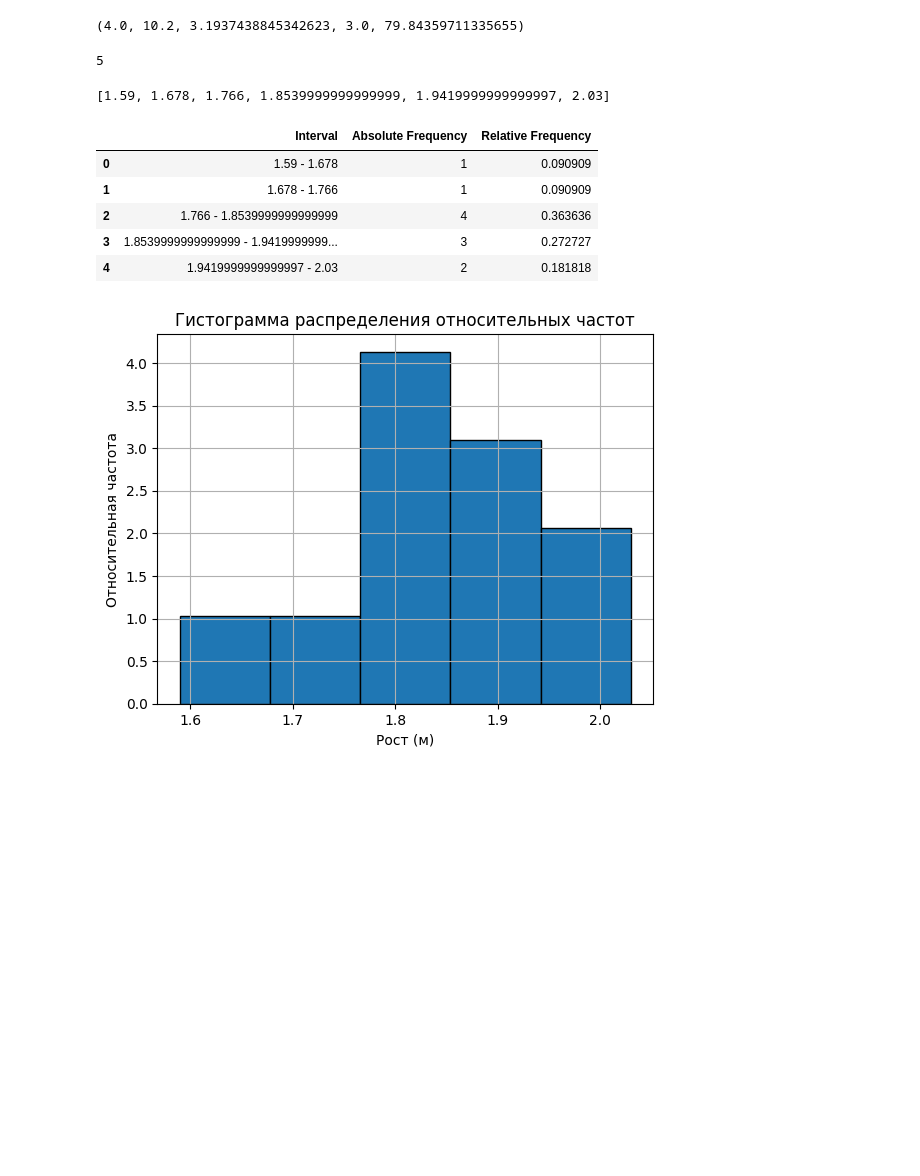
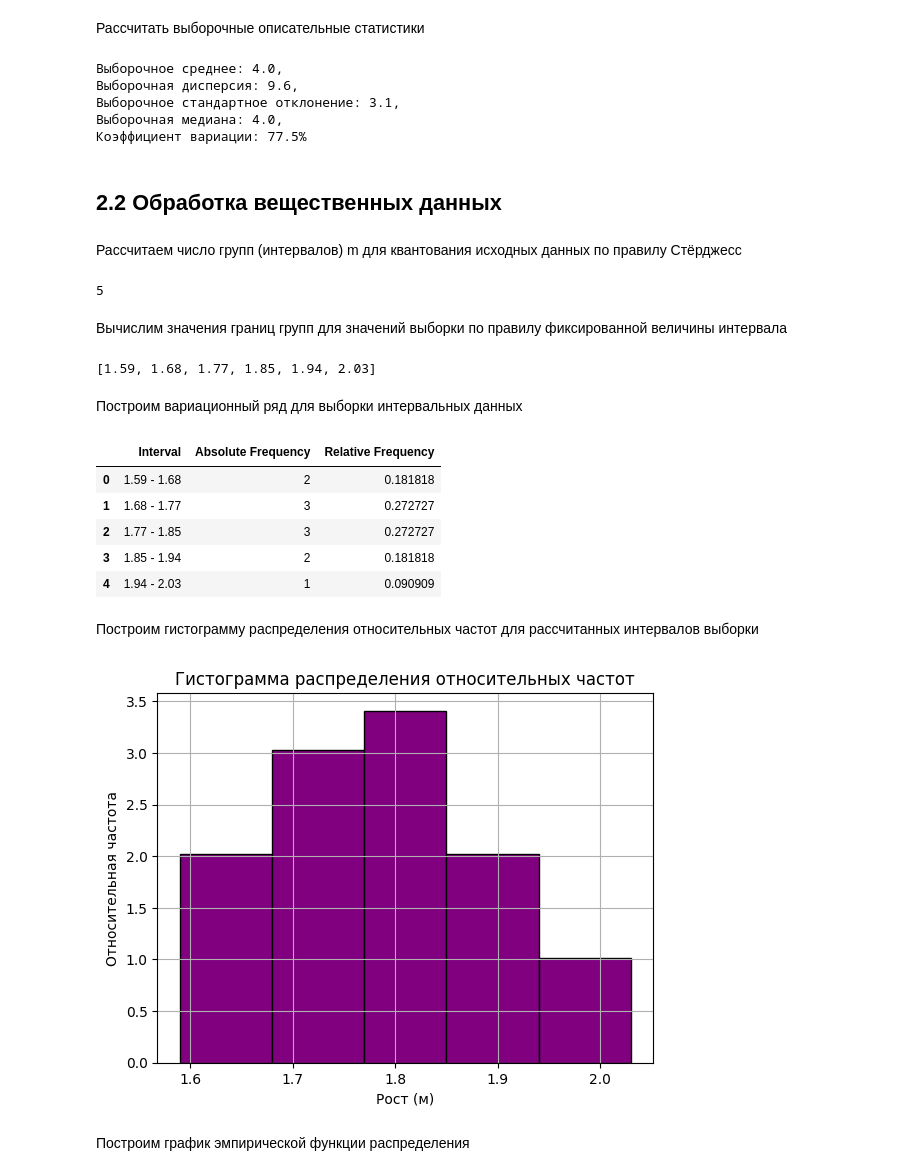
Before and after one commit to berberberk/apms-fs-2024, a Jupyter notebook: APMS1.ipynb, the cells around one changed output. Saved outputs shown, nothing was run; the diff lists cells and outputs as text; code cells hidden in the pictures; blank space fills up the shorter version.

```diff
--- a/APMS1.ipynb
+++ b/APMS1.ipynb
@@ -97,25 +122,40 @@ Name: count, dtype: float64
+# %% [markdown]
+Рассчитать выборочные описательные статистики
 # %%
 # Выборочное среднее
-mean_value = data['number'].mean()
+mean_value = round(data['number'].mean(), 2)
 
 # Выборочная дисперсия
-variance = data['number'].var(ddof=1)
+variance = round(data['number'].var(ddof=1), 2)
 
 # Выборочное стандартное отклонение
-std_deviation = data['number'].std(ddof=1)
+std_deviation = round(data['number'].std(ddof=1), 2)
 
 # Выборочная медиана
-median_value = data['number'].median()
+median_value = round(data['number'].median(), 2)
 
 # Коэффициент вариации
-coefficient_of_variation = (std_deviation / mean_value) * 100
+coefficient_of_variation = round((std_deviation / mean_value) * 100, 2)
 
-mean_value, variance, std_deviation, median_value, coefficient_of_variation
+print(f'Выборочное среднее: {mean_value}, \
+        \nВыборочная дисперсия: {variance}, \
+        \nВыборочное стандартное отклонение: {std_deviation}, \
+        \nВыборочная медиана: {median_value}, \
+        \nКоэффициент вариации: {coefficient_of_variation}%')
 # %% [output]
-(4.0, 10.2, 3.1937438845342623, 3.0, 79.84359711335655)
+Выборочное среднее: 4.0,
+Выборочная дисперсия: 9.6,
+Выборочное стандартное отклонение: 3.1,
+Выборочная медиана: 4.0,
+Коэффициент вариации: 77.5%
+# %% [markdown]
+## 2.2 Обработка вещественных данных
+# %% [markdown]
+Рассчитаем число групп (интервалов) m для квантования исходных
+данных по правилу Стёрджесс
 # %%
 # Данные
-height = [1.735,1.795,1.832,1.86,1.92,1.772,1.97,1.87,1.59,1.79,2.03]
+height = [1.73, 1.76, 1.83, 1.66, 1.72, 1.77, 1.85, 1.87, 1.59, 1.79, 2.03]
 
 # Число наблюдений
 n = len(height)
@@ -125,6 +165,9 @@ m = math.ceil(1 + 3.322 * math.log10(n))
 m
 # %% [output]
 5
+# %% [markdown]
+Вычислим значения границ групп для значений выборки по
+правилу фиксированной величины интервала
 # %%
 # Минимальное и максимальное значения
 min_value = min(height)
@@ -134,10 +177,12 @@ max_value = max(height)
 interval_width = (max_value - min_value) / m
 
 # Границы интервалов
-intervals = [min_value + i * interval_width for i in range(m + 1)]
+intervals = [round(min_value + i * interval_width, 2) for i in range(m + 1)]
 intervals
 # %% [output]
-[1.59, 1.678, 1.766, 1.8539999999999999, 1.9419999999999997, 2.03]
+[1.59, 1.68, 1.77, 1.85, 1.94, 2.03]
+# %% [markdown]
+Построим вариационный ряд для выборки интервальных данных
 # %%
 # Построение вариационного ряда
 frequency_distribution = np.histogram(height, bins=intervals)
@@ -157,23 +202,28 @@ frequency_table = pd.DataFrame({
 frequency_table
 # %% [output]
 |  | Interval | Absolute Frequency | Relative Frequency |
-| 0 | 1.59 - 1.678 | 1 | 0.090909 |
-| 1 | 1.678 - 1.766 | 1 | 0.090909 |
-| 2 | 1.766 - 1.8539999999999999 | 4 | 0.363636 |
-| 3 | 1.8539999999999999 - 1.9419999999... | 3 | 0.272727 |
-| 4 | 1.9419999999999997 - 2.03 | 2 | 0.181818 |
+| 0 | 1.59 - 1.68 | 2 | 0.181818 |
+| 1 | 1.68 - 1.77 | 3 | 0.272727 |
+| 2 | 1.77 - 1.85 | 3 | 0.272727 |
+| 3 | 1.85 - 1.94 | 2 | 0.181818 |
+| 4 | 1.94 - 2.03 | 1 | 0.090909 |
+# %% [markdown]
+Построим гистограмму распределения относительных частот для
+рассчитанных интервалов выборки
 # %%
 import matplotlib.pyplot as plt
 
 # Построение гистограммы относительных частот
-plt.hist(height, bins=intervals, density=True, edgecolor='black')
+plt.hist(height, bins=intervals, density=True, color='purple', edgecolor='black')
 plt.title('Гистограмма распределения относительных частот')
 plt.xlabel('Рост (м)')
 plt.ylabel('Относительная частота')
 plt.grid(True)
 plt.show()
 # %% [output]
-[figure, old version]
+[figure, new version]
+# %% [markdown]
+Построим график эмпирической функции распределения
 # %%
 # Вычисление эмпирической функции распределения
 empirical_distribution = np.cumsum(relative_frequencies)
```
Also changed, not shown: parts of 14 cells of this notebook.
